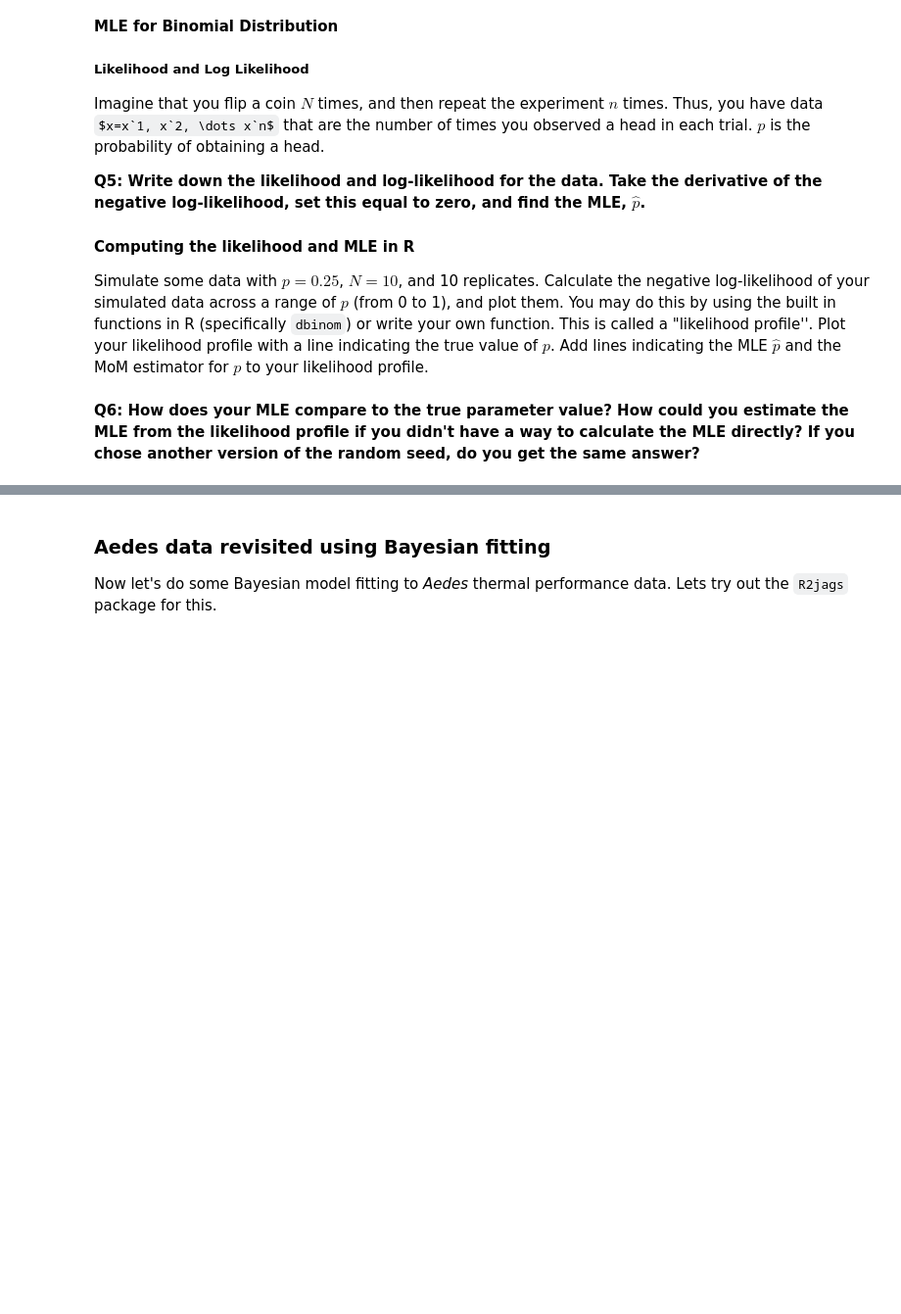
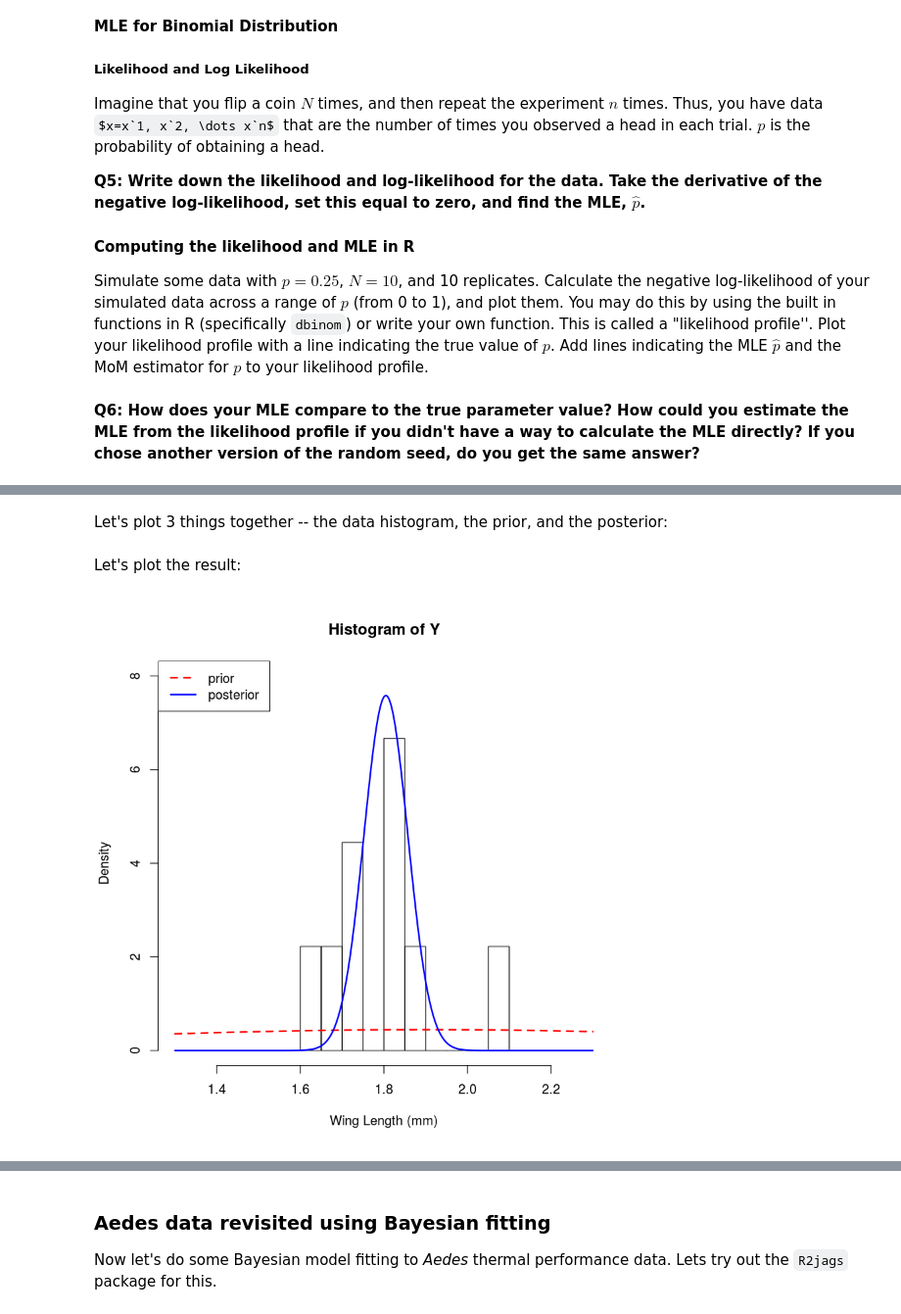
Before and after one commit to vectorbite/VBiTraining2, a Jupyter notebook: notebooks/ModelFitting.ipynb, the cells around one changed output, grey strips where cells are left out. Shown at 98% size. Saved outputs shown, nothing was run; the diff lists cells and outputs as text; code cells hidden in the pictures; some formulas as TeX source; blank space fills up the shorter version.

```diff
--- a/notebooks/ModelFitting.ipynb
+++ b/notebooks/ModelFitting.ipynb
@@ -1031,0 +1056,27 @@ plot(samp)
+# %%
+tau.post<-function(tau, tau0, n){n*tau + tau0}
+mu.post<-function(Ybar, mu0, sig20, sig2, n){
+  weight<-sig2+n*sig20
+
+  return(n*sig20*Ybar/weight + sig2*mu0/weight)
+}
+# %% [markdown]
+Let's plot 3 things together -- the data histogram, the prior, and the posterior:
+# %%
+mu0 <- 1.9
+s20 <- 0.8
+s2<- 0.025 ## "true" variance
+
+mp<-mu.post(Ybar=m, mu0=mu0, sig20=s20, sig2=s2, n=n)
+tp<-tau.post(tau=1/s2, tau0=1/s20, n=n)
+# %% [markdown]
+Let's plot the result:
+# %%
+x<-seq(1.3,2.3, length=1000)
+hist(Y,breaks=10,xlab="Wing Length (mm)", xlim=c(1.3, 2.3),
+     freq=FALSE, ylim=c(0,8))
+lines(x, dnorm(x, mean=mu0, sd=sqrt(s20)), col=2, lty=2, lwd=2) ## prior
+lines(x, dnorm(x, mean=mp, sd=sqrt(1/tp)), col=4, lwd=2) ## posterior
+legend("topleft", legend=c("prior", "posterior"), col=c(2,4), lty=c(2,1), lwd=2)
+# %% [output]
+[figure, added]
```
Also changed, not shown: parts of 78 cells of this notebook, 1 other file.
